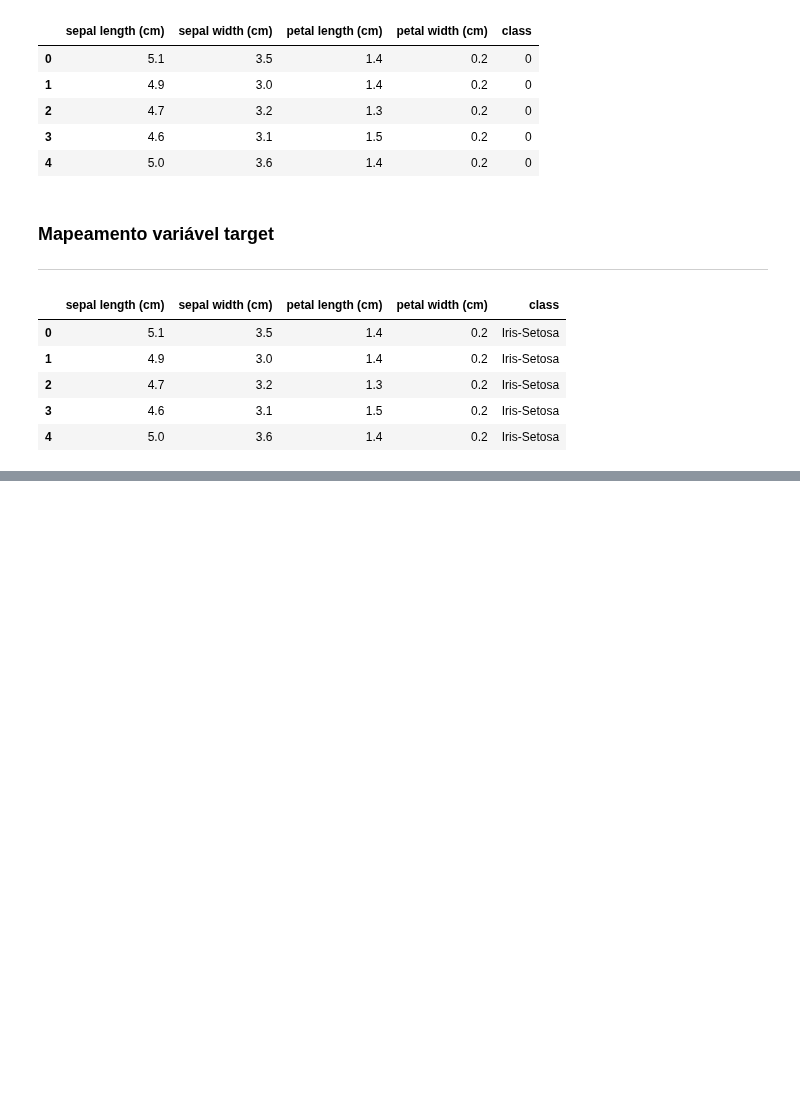
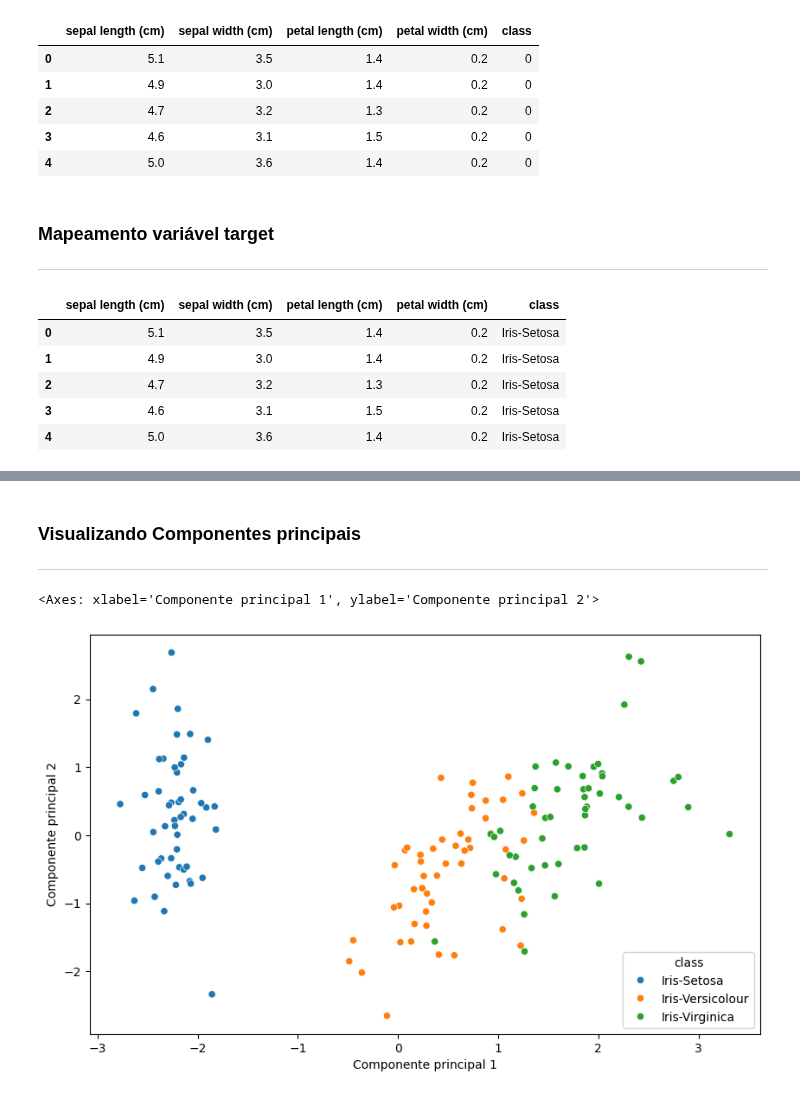
Before and after one commit to StarkVander/ia-bootcamp-xpe, a Jupyter notebook: ia-bootcamp-xpe/01-conceitos-e-aplicacoes-aprendizado-de-maquina/PCA/PDC (Análise de Componentes Principais).ipynb, the cells around one changed output, grey strips where cells are left out. Drawn from its saved outputs; the diff is of its cells as text; code cells hidden in the pictures; blank space fills up the shorter version.

```diff
--- a/ia-bootcamp-xpe/01-conceitos-e-aplicacoes-aprendizado-de-maquina/PCA/PDC (Análise de Componentes Principais).ipynb
+++ b/ia-bootcamp-xpe/01-conceitos-e-aplicacoes-aprendizado-de-maquina/PCA/PDC (Análise de Componentes Principais).ipynb
@@ -81,0 +85,10 @@ df.head()
+# %%
+# Separando valores da base
+X = df.drop(columns='class').values
+y = df['class']
+
+# Criando instancia
+scaler = StandardScaler()
+
+# Padronizando os dados
+X_padronizado = scaler.fit_transform(X)
@@ -81,0 +98,3 @@ df.head()
+# %%
+pca = PCA(n_components=2)
+X_pca = pca.fit_transform(X_padronizado)
@@ -81,0 +122,4 @@ df.head()
+# %%
+df['Componente principal 1'] = X_pca[:,0]
+df['Componente principal 2'] = X_pca[:,1]
+df.head()
@@ -81,0 +133,14 @@ df.head()
+# %% [markdown]
+### Visualizando Componentes principais
+***
+# %%
+plt.figure(figsize=(10,6))
+sns.scatterplot(
+    data=df,
+    x='Componente principal 1',
+    y='Componente principal 2',
+    hue='class'
+)
+# %% [output]
+<Axes: xlabel='Componente principal 1', ylabel='Componente principal 2'>
+[figure, added]
```
Also changed, not shown: parts of 8 cells of this notebook.
